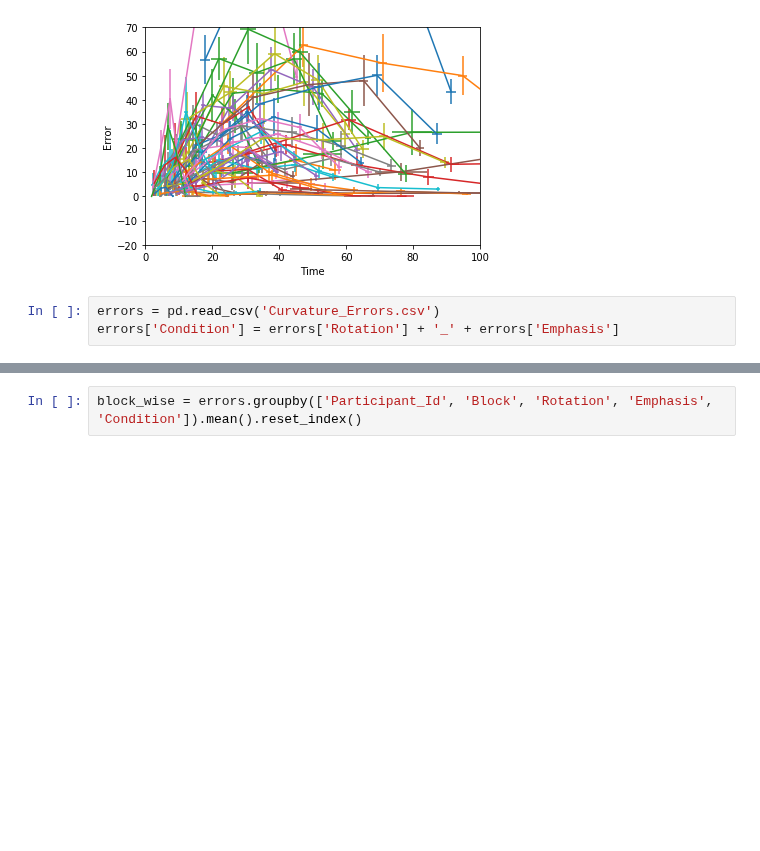
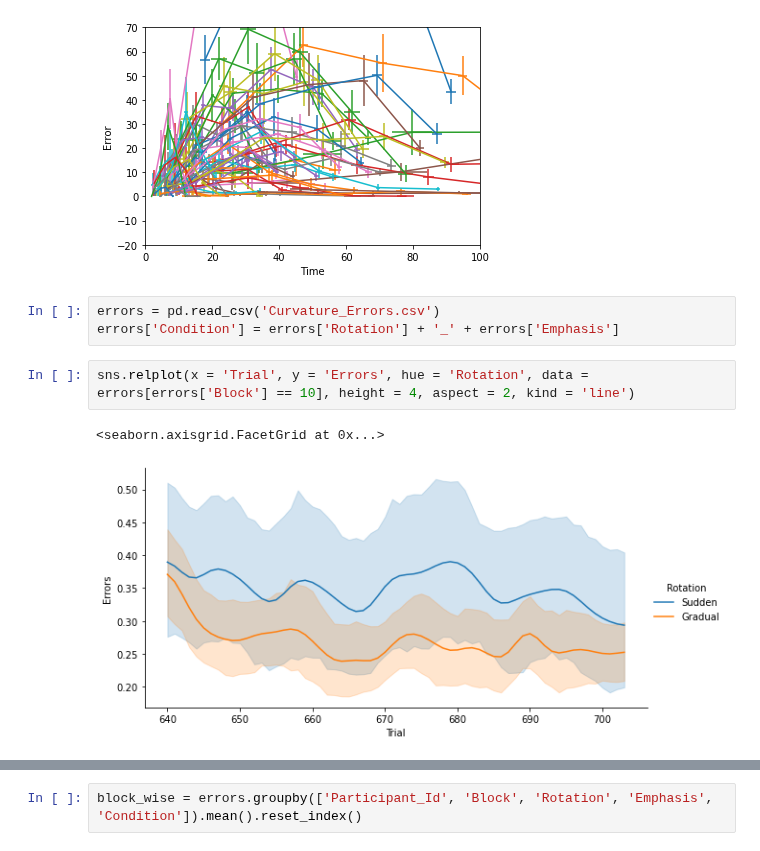
Before and after one commit to tejas-savalia/Lab-Codes, a Jupyter notebook: Psychtoolbox/Visuomotor_Adaptation_Tablet/python_scripts/analyses.ipynb, the cells around one changed output, grey strips where cells are left out. Saved outputs shown, nothing was run; the diff lists cells and outputs as text; blank space fills up the shorter version.

```diff
--- a/Psychtoolbox/Visuomotor_Adaptation_Tablet/python_scripts/analyses.ipynb
+++ b/Psychtoolbox/Visuomotor_Adaptation_Tablet/python_scripts/analyses.ipynb
@@ -125,4 +126,9 @@ for i in range(1000, 1059):
 # %%
 errors = pd.read_csv('Curvature_Errors.csv')
 errors['Condition'] = errors['Rotation'] + '_' + errors['Emphasis']
+# %%
+sns.relplot(x = 'Trial', y = 'Errors', hue = 'Rotation', data = errors[errors['Block'] == 10], height = 4, aspect = 2, kind = 'line')
+# %% [output]
+<seaborn.axisgrid.FacetGrid at 0x...>
+[figure, added]
 # %%
```
Also changed, not shown: parts of 11 cells of this notebook, 3 other files.
